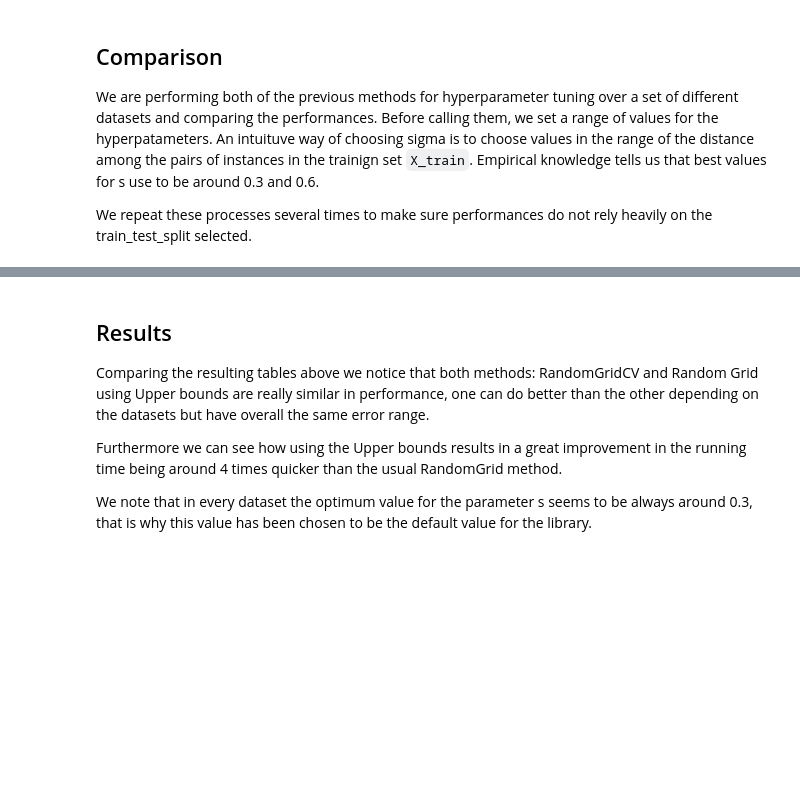
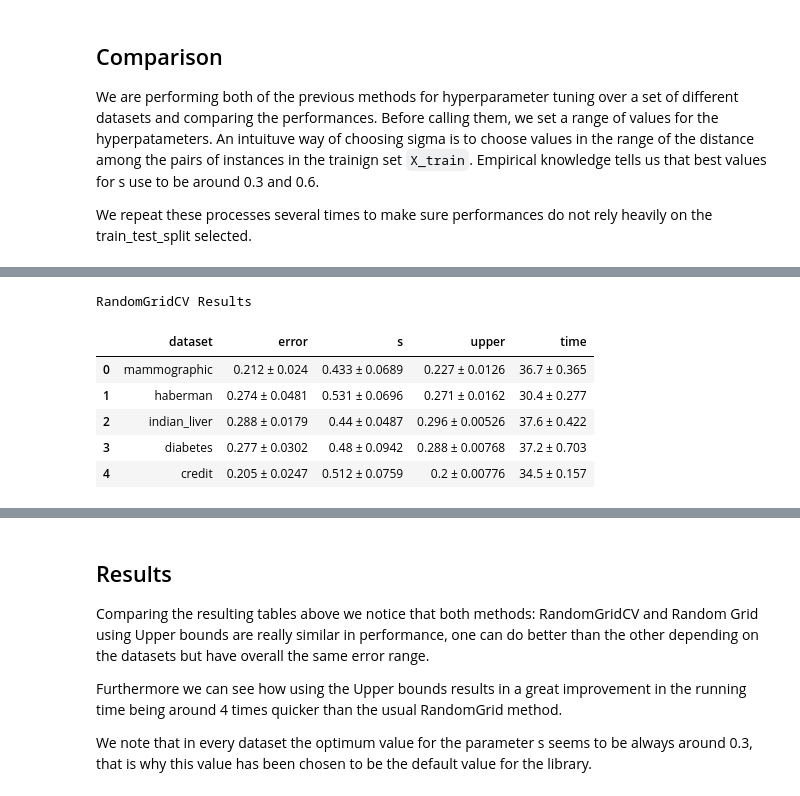
Before and after one commit to MachineLearningBCAM/MRCpy, a Jupyter notebook: docs/auto_examples/further_examples/plot_2_grid.ipynb, the cells around one changed output, grey strips where cells are left out. Cells and saved outputs as stored; diff of their text form; code cells hidden in the pictures; blank space fills up the shorter version.

```diff
--- a/docs/auto_examples/further_examples/plot_2_grid.ipynb
+++ b/docs/auto_examples/further_examples/plot_2_grid.ipynb
@@ -165,44 +164,43 @@ for j, load in enumerate(loaders):
         d = np.triu(distance.cdist(X_train, X_train)).flatten()
         d = d[d != 0]
         d.sort()
-        sigma_ini = d[int(len(d) * 0.1)]
-        sigma_fin = d[int(len(d) * 0.3)]
+        #sigma_ini = d[int(len(d) * 0.1)]
+        #sigma_fin = d[int(len(d) * 0.3)]
         s_ini = 0.3
         s_fin = 0.6
 
         # We tune the parameters using both method and store the results
-        dfCV_aux = dfCV_aux.append(
-            run_RandomGridCV(X_train, Y_train, X_test, Y_test, sigma_ini,
-                             sigma_fin, s_ini, s_fin), ignore_index=True)
-        dfUpper_aux = dfUpper_aux.append(
-            run_RandomGridUpper(X_train, Y_train, X_test, Y_test, sigma_ini,
-                                sigma_fin, s_ini, s_fin), ignore_index=True)
+        # dfCV_aux = dfCV_aux.append(
+        #     run_RandomGridCV(X_train, Y_train, X_test, Y_test,
+        #                      s_ini, s_fin, rep), ignore_index=True)
+        dfCV_aux = pd.concat([dfCV_aux,
+            run_RandomGridCV(X_train, Y_train, X_test, Y_test,
+                             s_ini, s_fin, rep)], ignore_index=True)
+        dfUpper_aux = pd.concat([dfUpper_aux,
+            run_RandomGridUpper(X_train, Y_train, X_test, Y_test,
+                                s_ini, s_fin, rep)], ignore_index=True)
 
     # We save the mean results of the 20 repetitions
     mean_err = f % np.mean(dfCV_aux['error']) + ' ± ' + \
         f % np.std(dfCV_aux['error'])
-    mean_sig = f % np.mean(dfCV_aux['sigma']) + ' ± ' + \
-        f % np.std(dfCV_aux['sigma'])
     mean_s = f % np.mean(dfCV_aux['s']) + ' ± ' + f % np.std(dfCV_aux['s'])
     mean_time = f % np.mean(dfCV_aux['time']) + ' ± ' + \
         f % np.std(dfCV_aux['time'])
     mean_upper = f % np.mean(dfCV_aux['upper']) + ' ± ' + \
         f % np.std(dfCV_aux['upper'])
-    dfCV = dfCV.append({'dataset': dataName, 'error': mean_err,
-                        'sigma': mean_sig, 's': mean_s,
+    dfCV = pd.concat([dfCV, pd.DataFrame({'dataset': [dataName], 'error': mean_err,
+                        's': mean_s,
                         'upper': mean_upper,
-                        'time': mean_time}, ignore_index=True)
+                        'time': mean_time})], ignore_index=True)
     mean_err = f % np.mean(dfUpper_aux['error']) + ' ± ' + \
         f % np.std(dfUpper_aux['error'])
-    mean_sig = f % np.mean(dfUpper_aux['sigma']) + ' ± ' + \
-        f % np.std(dfUpper_aux['sigma'])
     mean_s = f % np.mean(dfUpper_aux['s']) + ' ± ' + \
         f % np.std(dfUpper_aux['s'])
     mean_time = f % np.mean(dfUpper_aux['time']) + ' ± ' + \
         f % np.std(dfUpper_aux['time'])
     mean_upper = f % np.mean(dfUpper_aux['upper']) + ' ± ' + \
         f % np.std(dfUpper_aux['upper'])
-    dfUpper = dfUpper.append({'dataset': dataName, 'error': mean_err,
-                              'sigma': mean_sig, 's': mean_s,
+    dfUpper = pd.concat([dfUpper, pd.DataFrame({'dataset': [dataName], 'error': mean_err,
+                              's': mean_s,
                               'upper': mean_upper,
-                              'time': mean_time}, ignore_index=True)
+                              'time': mean_time})], ignore_index=True)
@@ -209,5 +225,13 @@ for j, load in enumerate(loaders):
 # %%
 dfCV.style.set_caption('RandomGridCV Results').set_properties(
-    **{'background-color': 'lightskyblue'}, subset=['error', 'time'])
+    **{'background-color': ''}, subset=['error', 'time'])
+# %% [output]
+RandomGridCV Results
+|  | dataset | error | s | upper | time |
+| 0 | mammographic | 0.212 ± 0.024 | 0.433 ± 0.0689 | 0.227 ± 0.0126 | 36.7 ± 0.365 |
+| 1 | haberman | 0.274 ± 0.0481 | 0.531 ± 0.0696 | 0.271 ± 0.0162 | 30.4 ± 0.277 |
+| 2 | indian_liver | 0.288 ± 0.0179 | 0.44 ± 0.0487 | 0.296 ± 0.00526 | 37.6 ± 0.422 |
+| 3 | diabetes | 0.277 ± 0.0302 | 0.48 ± 0.0942 | 0.288 ± 0.00768 | 37.2 ± 0.703 |
+| 4 | credit | 0.205 ± 0.0247 | 0.512 ± 0.0759 | 0.2 ± 0.00776 | 34.5 ± 0.157 |
 # %%
 dfUpper.style.set_caption('RandomGridUpper Results').set_properties(
```
Also changed, not shown: parts of 4 cells of this notebook, 4 other files.
